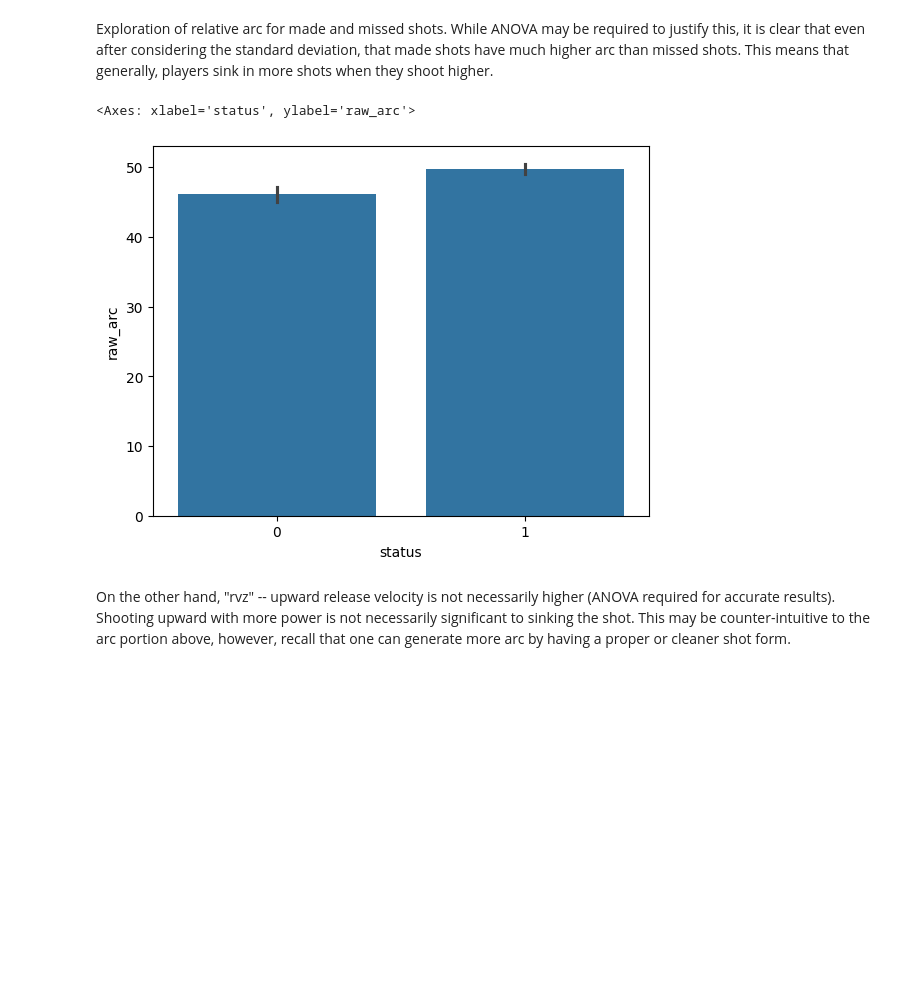
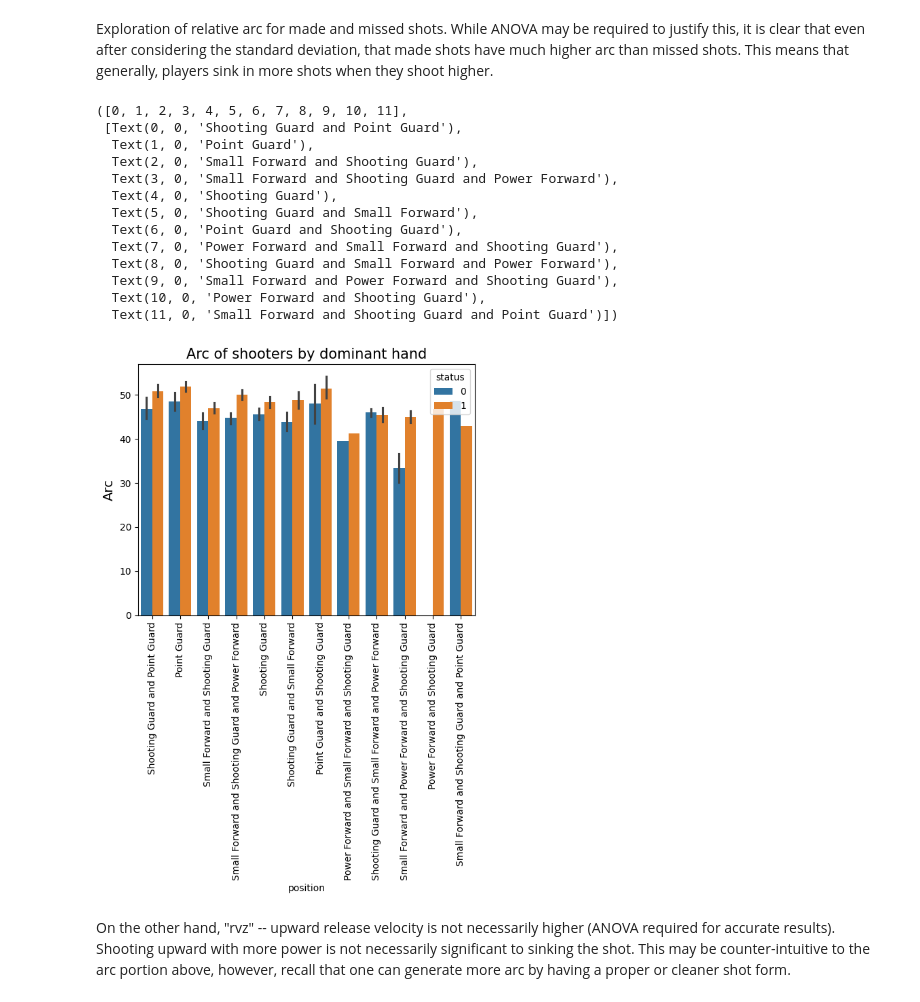
Before and after one commit to JohnKang0720/swish-or-brick, a Jupyter notebook: report-1.ipynb, the cells around one changed output. Saved outputs shown, nothing was run; the diff lists cells and outputs as text; code cells hidden in the pictures; blank space fills up the shorter version.

```diff
--- a/report-1.ipynb
+++ b/report-1.ipynb
@@ -256,9 +296,24 @@ all_p.describe()
 # %% [markdown]
 Exploration of relative arc for made and missed shots. While ANOVA may be required to justify this, it is clear that even after considering the standard deviation, that made shots have much higher arc than missed shots. This means that generally, players sink in more shots when they shoot higher.
-# %%
-sns.barplot(data=all_p, x="status", y="raw_arc")
-# %% [output]
-<Axes: xlabel='status', ylabel='raw_arc'>
-[figure, removed]
+# %%
+sns.barplot(data=all_p, x="position", y="raw_arc", hue="status")
+plt.title("Arc of shooters by dominant hand", fontsize = 15)
+plt.ylabel("Arc", fontsize = 14)
+plt.xticks(rotation=90)
+# %% [output]
+([0, 1, 2, 3, 4, 5, 6, 7, 8, 9, 10, 11],
+ [Text(0, 0, 'Shooting Guard and Point Guard'),
+  Text(1, 0, 'Point Guard'),
+  Text(2, 0, 'Small Forward and Shooting Guard'),
+  Text(3, 0, 'Small Forward and Shooting Guard and Power Forward'),
+  Text(4, 0, 'Shooting Guard'),
+  Text(5, 0, 'Shooting Guard and Small Forward'),
+  Text(6, 0, 'Point Guard and Shooting Guard'),
+  Text(7, 0, 'Power Forward and Small Forward and Shooting Guard'),
+  Text(8, 0, 'Shooting Guard and Small Forward and Power Forward'),
+  Text(9, 0, 'Small Forward and Power Forward and Shooting Guard'),
+  Text(10, 0, 'Power Forward and Shooting Guard'),
+  Text(11, 0, 'Small Forward and Shooting Guard and Point Guard')])
+[figure, added]
 # %% [markdown]
 On the other hand, "rvz" -- upward release velocity is not necessarily higher (ANOVA required for accurate results). Shooting upward with more power is not necessarily significant to sinking the shot. This may be counter-intuitive to the arc portion above, however, recall  that one can generate more arc by having a proper or cleaner shot form.
```
Also changed, not shown: parts of 29 cells of this notebook.
